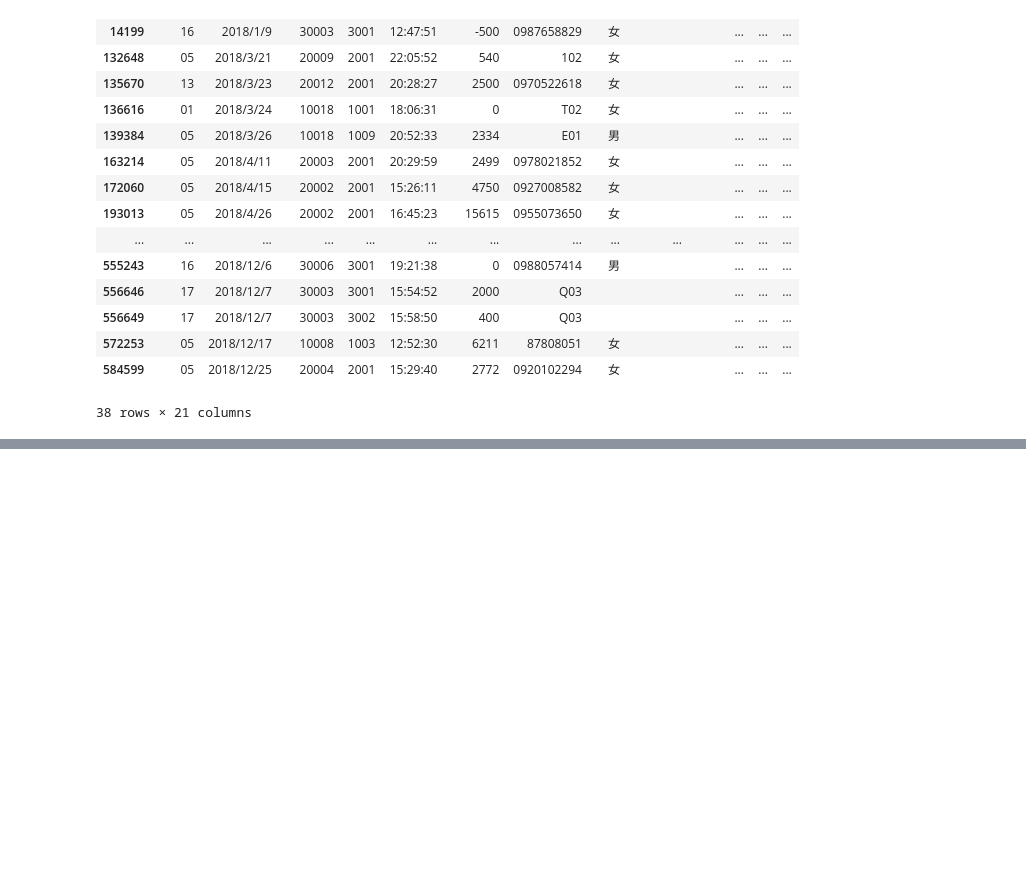
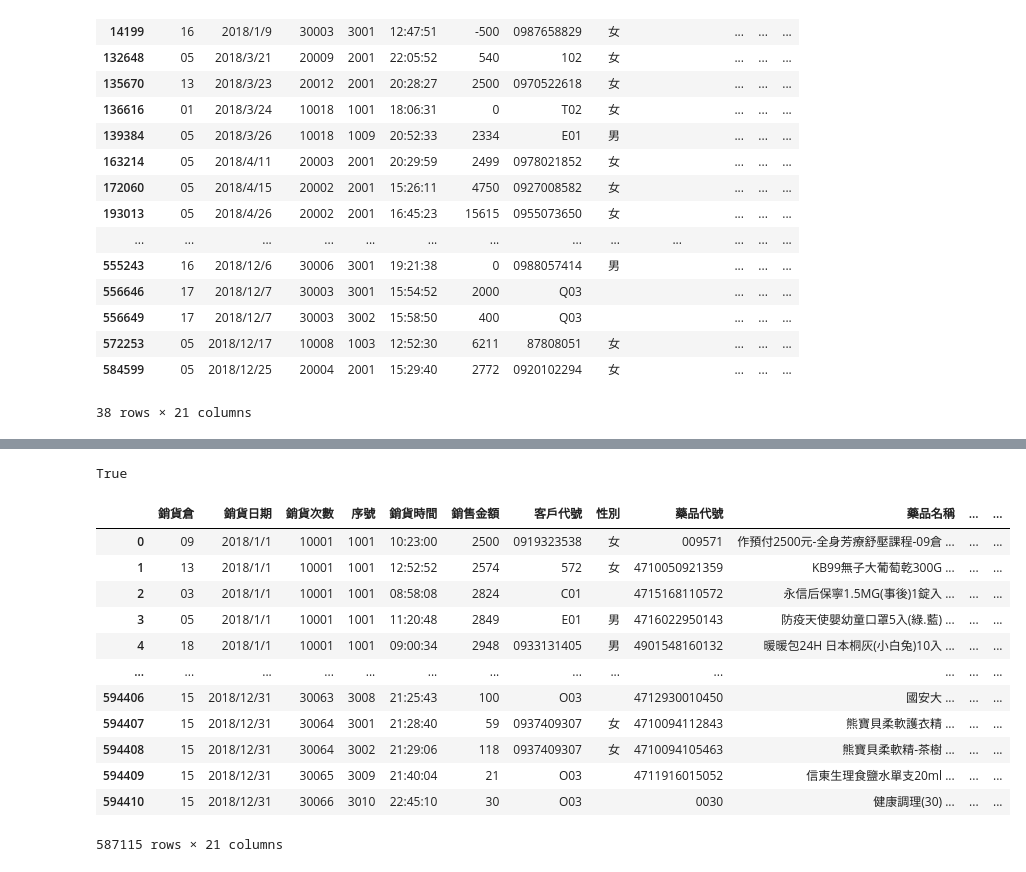
Before and after one commit to Jeremy35689/Visual-Analysis-midterm-project, a Jupyter notebook: pratice.ipynb, the cells around one changed output, grey strips where cells are left out. Drawn from its saved outputs; the diff is of its cells as text; code cells hidden in the pictures; blank space fills up the shorter version.

```diff
--- a/pratice.ipynb
+++ b/pratice.ipynb
@@ -56,0 +116,22 @@ df_tmp.get_group('             \x1c')
+# %%
+s='客戶預收解約退費'
+'退費' in s
+# %% [output]
+True
+# %%
+test_del=df[df.類別代號 != '998\x1c' ]
+test_del
+# %% [output]
+|  | 銷貨倉 | 銷貨日期 | 銷貨次數 | 序號 | 銷貨時間 | 銷售金額 | 客戶代號 | 性別 | 藥品代號 | 藥品名稱 | ... | ... |
+| 0 | 09 | 2018/1/1 | 10001 | 1001 | 10:23:00 | 2500 | 0919323538 | 女 | 009571 | 作預付2500元-全身芳療舒壓課程-09倉 ... | ... | ... |
+| 1 | 13 | 2018/1/1 | 10001 | 1001 | 12:52:52 | 2574 | 572 | 女 | 4710050921359 | KB99無子大葡萄乾300G ... | ... | ... |
+| 2 | 03 | 2018/1/1 | 10001 | 1001 | 08:58:08 | 2824 | C01 |  | 4715168110572 | 永信后保寧1.5MG(事後)1錠入 ... | ... | ... |
+| 3 | 05 | 2018/1/1 | 10001 | 1001 | 11:20:48 | 2849 | E01 | 男 | 4716022950143 | 防疫天使嬰幼童口罩5入(綠.藍) ... | ... | ... |
+| 4 | 18 | 2018/1/1 | 10001 | 1001 | 09:00:34 | 2948 | 0933131405 | 男 | 4901548160132 | 暖暖包24H 日本桐灰(小白兔)10入 ... | ... | ... |
+| ... | ... | ... | ... | ... | ... | ... | ... | ... | ... | ... | ... | ... |
+| 594406 | 15 | 2018/12/31 | 30063 | 3008 | 21:25:43 | 100 | O03 |  | 4712930010450 | 國安大 ... | ... | ... |
+| 594407 | 15 | 2018/12/31 | 30064 | 3001 | 21:28:40 | 59 | 0937409307 | 女 | 4710094112843 | 熊寶貝柔軟護衣精 ... | ... | ... |
+| 594408 | 15 | 2018/12/31 | 30064 | 3002 | 21:29:06 | 118 | 0937409307 | 女 | 4710094105463 | 熊寶貝柔軟精-茶樹 ... | ... | ... |
+| 594409 | 15 | 2018/12/31 | 30065 | 3009 | 21:40:04 | 21 | O03 |  | 4711916015052 | 信東生理食鹽水單支20ml ... | ... | ... |
+| 594410 | 15 | 2018/12/31 | 30066 | 3010 | 22:45:10 | 30 | O03 |  | 0030 | 健康調理(30) ... | ... | ... |
+587115 rows × 21 columns
```
Also changed, not shown: parts of 4 cells of this notebook, 1 other file.
